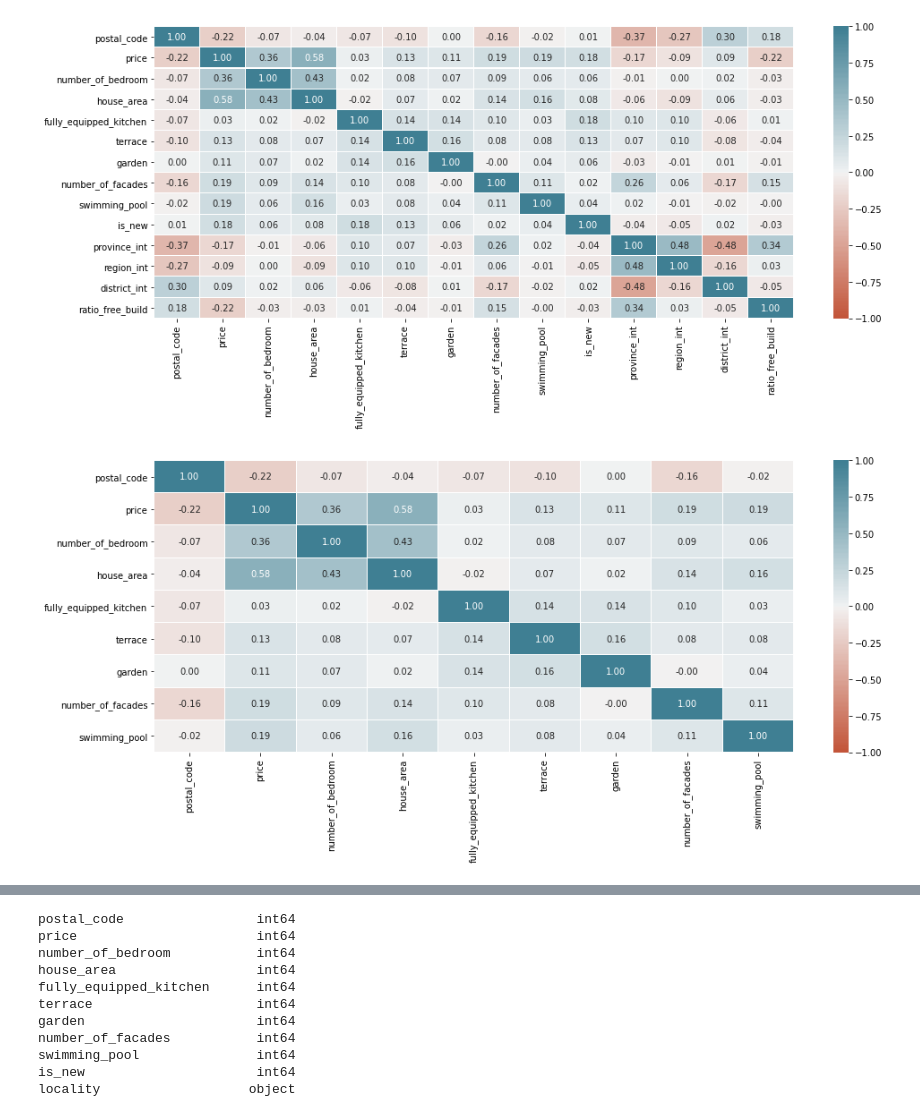
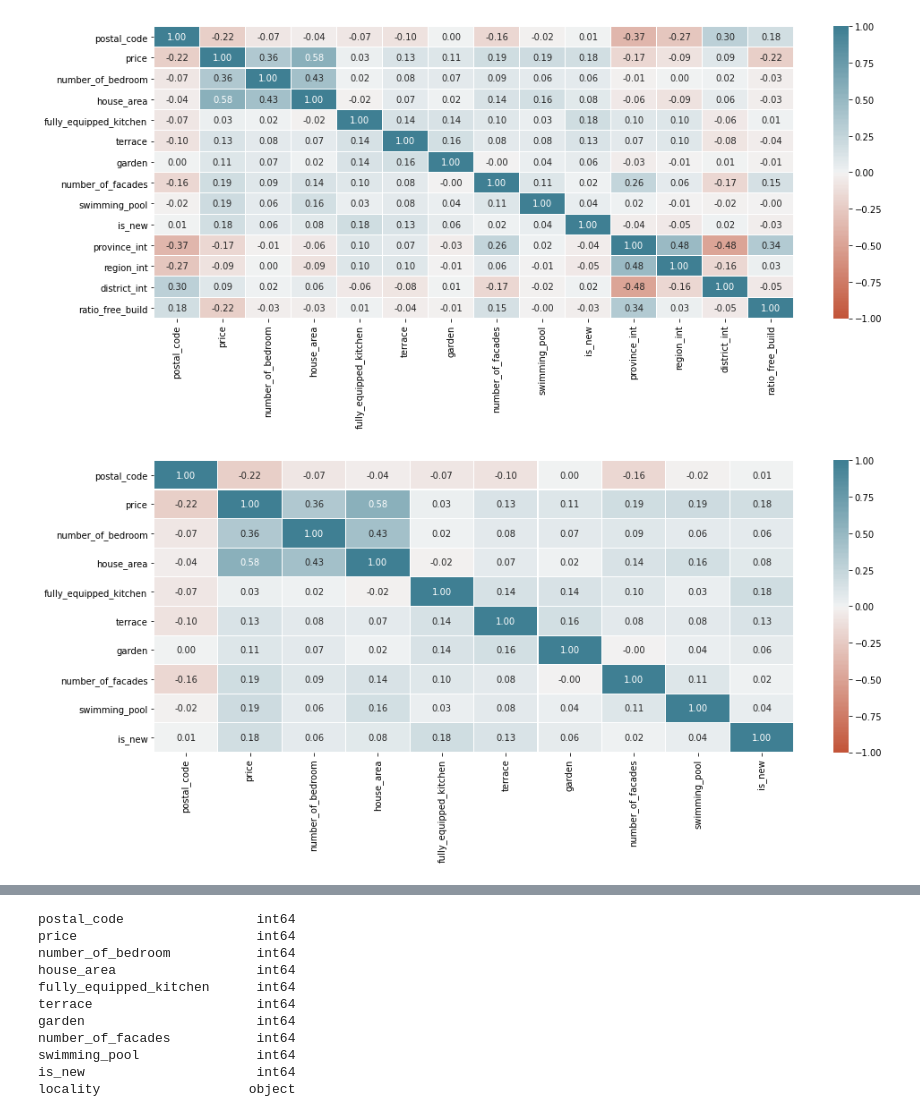
Before and after one commit to leersmathieu/ImmoEliza-API, a Jupyter notebook: data-cleaning-IC52house.ipynb, the cells around one changed output, grey strips where cells are left out. Cells and saved outputs as stored; diff of their text form; code cells hidden in the pictures.

```diff
--- a/data-cleaning-IC52house.ipynb
+++ b/data-cleaning-IC52house.ipynb
@@ -380,15 +380,15 @@ plt.show()
 # %% [output]
 [figure]
 # %%
-df_util = df.iloc[:,0:9]
+df_util = df.iloc[:,0:10]
 
 # Print the heatmap for utils columns
 plt.subplots(figsize=(16, 6))
 sns.heatmap(df_util.corr(), annot=True, linewidths=0.05, fmt= '.2f', vmin=-1, vmax=1, center=0, cmap=sns.diverging_palette(20, 220, n=200))
 
 plt.show()
 # %% [output]
-[figure, old version]
+[figure, new version]
 # %%
 sns.pairplot(df_util)
 # %% [output]
```
Also changed, not shown: parts of 2 cells of this notebook, 3 other files.
